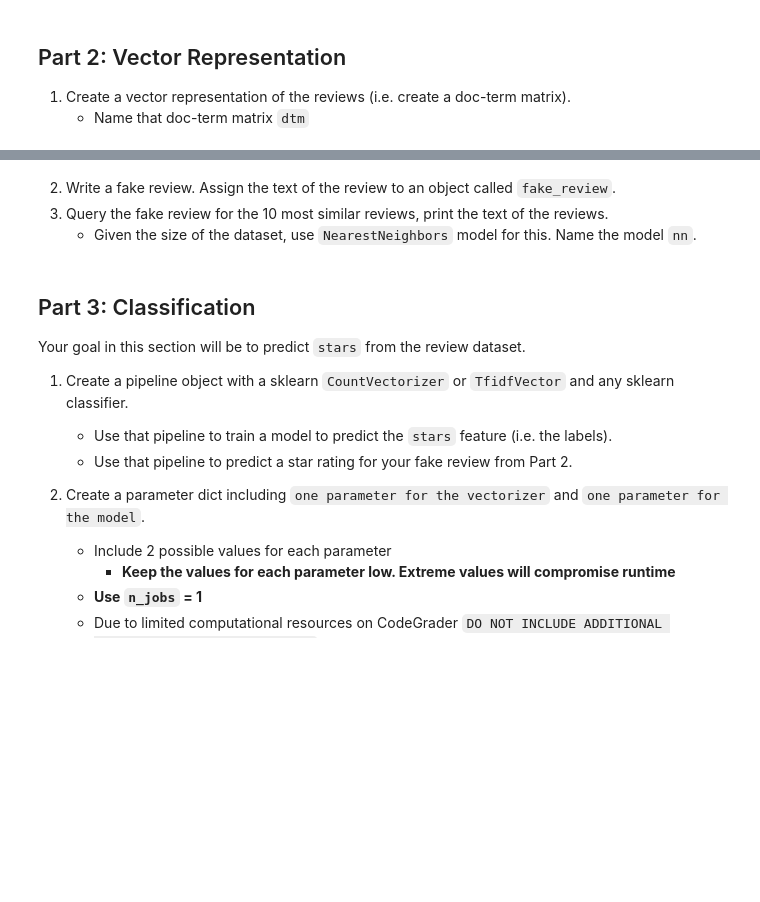
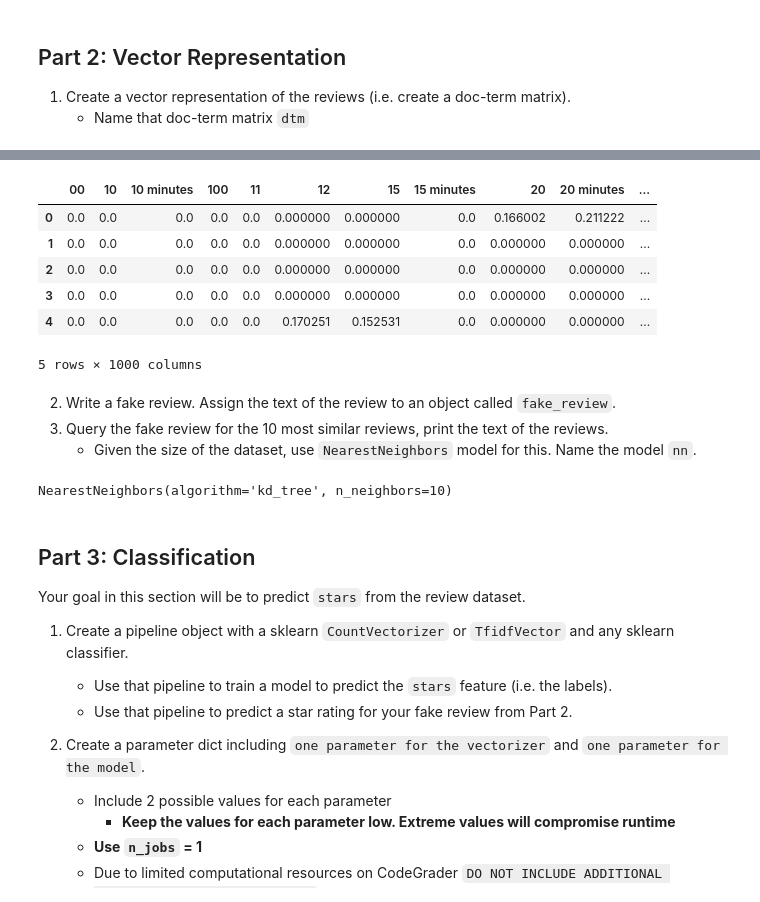
Before and after one commit to sikoh/Natural-Language-Processing, a Jupyter notebook: Sprint_Challenge/NLP_Sprint_Challenge.ipynb, the cells around one changed output, grey strips where cells are left out. Cells and saved outputs as stored; diff of their text form; code cells hidden in the pictures; blank space fills up the shorter version.

Commit message:
vector representation

```diff
--- a/Sprint_Challenge/NLP_Sprint_Challenge.ipynb
+++ b/Sprint_Challenge/NLP_Sprint_Challenge.ipynb
@@ -208,0 +205,10 @@ raise NotImplementedError()
+# %%
+%%time
+# YOUR CODE HERE
+from sklearn.feature_extraction.text import TfidfVectorizer
+
+tfid_vect = TfidfVectorizer(stop_words="english", max_features=1000, ngram_range=(1,2))
+
+dtm = tfid_vect.fit_transform(df['text'])
+
+dtm = pd.DataFrame(data=dtm.toarray(), columns=tfid_vect.get_feature_names_out())
@@ -209,3 +218,13 @@ raise NotImplementedError()
+# %%
+dtm.head()
+# %% [output]
+|  | 00 | 10 | 10 minutes | 100 | 11 | 12 | 15 | 15 minutes | 20 | 20 minutes | ... |
+| 0 | 0.0 | 0.0 | 0.0 | 0.0 | 0.0 | 0.000000 | 0.000000 | 0.0 | 0.166002 | 0.211222 | ... |
+| 1 | 0.0 | 0.0 | 0.0 | 0.0 | 0.0 | 0.000000 | 0.000000 | 0.0 | 0.000000 | 0.000000 | ... |
+| 2 | 0.0 | 0.0 | 0.0 | 0.0 | 0.0 | 0.000000 | 0.000000 | 0.0 | 0.000000 | 0.000000 | ... |
+| 3 | 0.0 | 0.0 | 0.0 | 0.0 | 0.0 | 0.000000 | 0.000000 | 0.0 | 0.000000 | 0.000000 | ... |
+| 4 | 0.0 | 0.0 | 0.0 | 0.0 | 0.0 | 0.170251 | 0.152531 | 0.0 | 0.000000 | 0.000000 | ... |
+5 rows × 1000 columns
 # %% [markdown]
 
 2. Write a fake review. Assign the text of the review to an object called `fake_review`.
@@ -218,3 +233,13 @@ raise NotImplementedError()
+# %%
+# YOUR CODE HERE
+# Create and fit a NearestNeighbors model named "nn"
+from sklearn.neighbors import NearestNeighbors
+
+# Fit on DTM
+nn = NearestNeighbors(n_neighbors=10, algorithm='kd_tree')
+nn.fit(dtm)
+# %% [output]
+NearestNeighbors(algorithm='kd_tree', n_neighbors=10)
 # %%
 '''Testing.'''
 assert nn.__module__ == 'sklearn.neighbors._unsupervised', ' nn is not a NearestNeighbors instance.'
```
Also changed, not shown: parts of 3 cells of this notebook.
